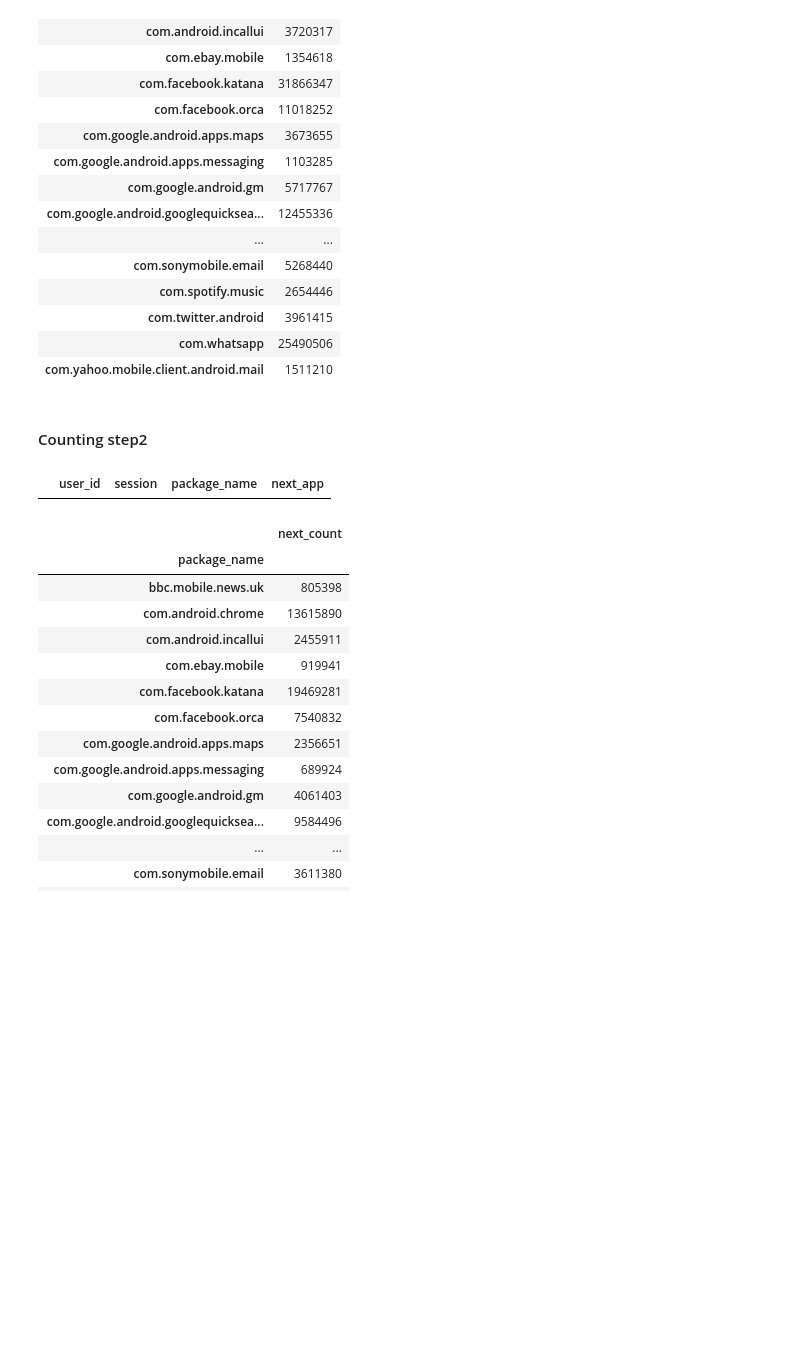
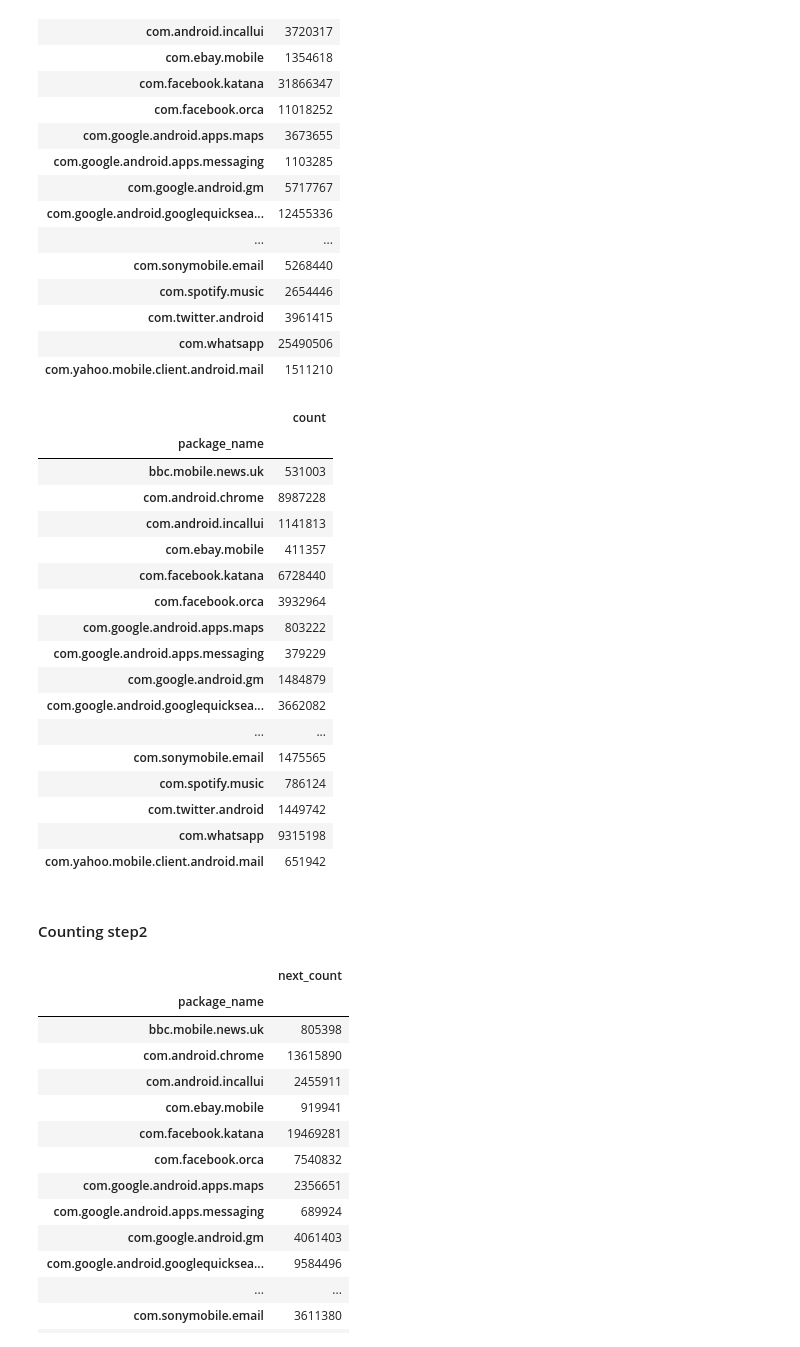
Before and after one commit to ClaraAndersen/motifs_and_competition_in_app_usage, a Jupyter notebook: removing_apps_based_on_coverage1.ipynb, the cells around one changed output. Cells and saved outputs as stored; diff of their text form; code cells hidden in the pictures; blank space fills up the shorter version.

```diff
--- a/removing_apps_based_on_coverage1.ipynb
+++ b/removing_apps_based_on_coverage1.ipynb
@@ -312,9 +287,11 @@ output = pd.read_csv('output_VMSP_293sec_sessions_70_coverage_merge_without_leng
 # %%
 data=pd.read_csv("sorted_coded_session_293s_merged.csv")
-data=pd.read_csv('70_coverage_merged.csv')
+data_merge=pd.read_csv('70_coverage_merged.csv')
 # %%
 # output without merge session
 output_not_merged = pd.read_csv('output_VMSP_293sec_sessions_70_coverage_without_length_1_min_sup_0_75.csv',converters={'pattern':eval})
 # %%
 data = data.loc[:,['user_id','session','package_name']]
+# %%
+data_merge= data_merge.loc[:,['user_id','session','package_name']]
 # %%
@@ -386,6 +319,10 @@ frequent_patterns
 df_frequent_patterns_count = data[data.package_name.apply(lambda l : l in frequent_patterns)].groupby('package_name')\
                             .agg({'session':'size'})\
                             .rename(columns={'session':'count'})
+# %%
+df_frequent_patterns_count_merge = data_merge[data_merge.package_name.apply(lambda l : l in frequent_patterns)].groupby('package_name')\
+                            .agg({'session':'size'})\
+                            .rename(columns={'session':'count'})
 # %%
 df_frequent_patterns_count
 # %% [output]
@@ -407,6 +344,27 @@ df_frequent_patterns_count
 | com.twitter.android | 3961415 |
 | com.whatsapp | 25490506 |
 | com.yahoo.mobile.client.android.mail | 1511210 |
+# %%
+df_frequent_patterns_count_merge
+# %% [output]
+|  | count |
+| package_name |  |
+| bbc.mobile.news.uk | 531003 |
+| com.android.chrome | 8987228 |
+| com.android.incallui | 1141813 |
+| com.ebay.mobile | 411357 |
+| com.facebook.katana | 6728440 |
+| com.facebook.orca | 3932964 |
+| com.google.android.apps.maps | 803222 |
+| com.google.android.apps.messaging | 379229 |
+| com.google.android.gm | 1484879 |
+| com.google.android.googlequicksea... | 3662082 |
+| ... | ... |
+| com.sonymobile.email | 1475565 |
+| com.spotify.music | 786124 |
+| com.twitter.android | 1449742 |
+| com.whatsapp | 9315198 |
+| com.yahoo.mobile.client.android.mail | 651942 |
 # %% [markdown]
 #### Counting step2
 # %%
@@ -414,7 +373,3 @@ data['next_app'] = data.groupby(['user_id','session']).package_name.shift(-1)
-# %%
-data[data.package_name ==data.next_app]#.package_name =='com.android.chrome'
-# %% [output]
-|  | user_id | session | package_name | next_app |
 # %%
 df_next_apps_count=data[data.package_name.apply(lambda l : l in frequent_patterns)].groupby(['package_name','next_app'])\
                             .agg({'session':'size'})\
```
Also changed, not shown: parts of 40 cells of this notebook.
